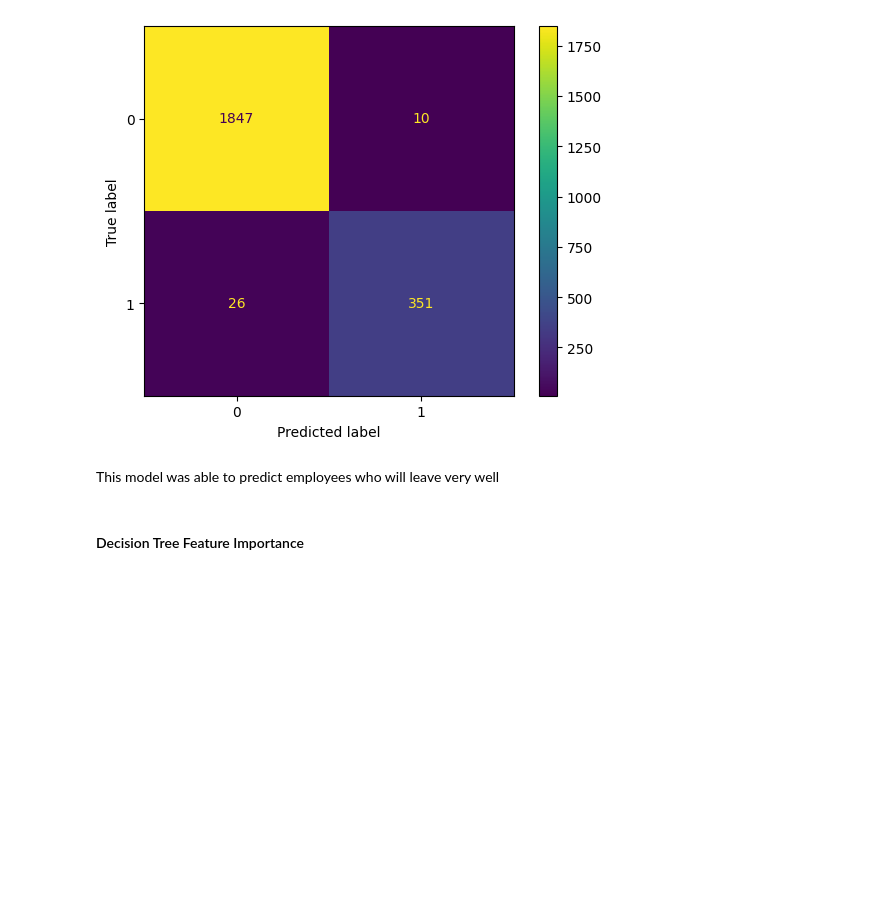
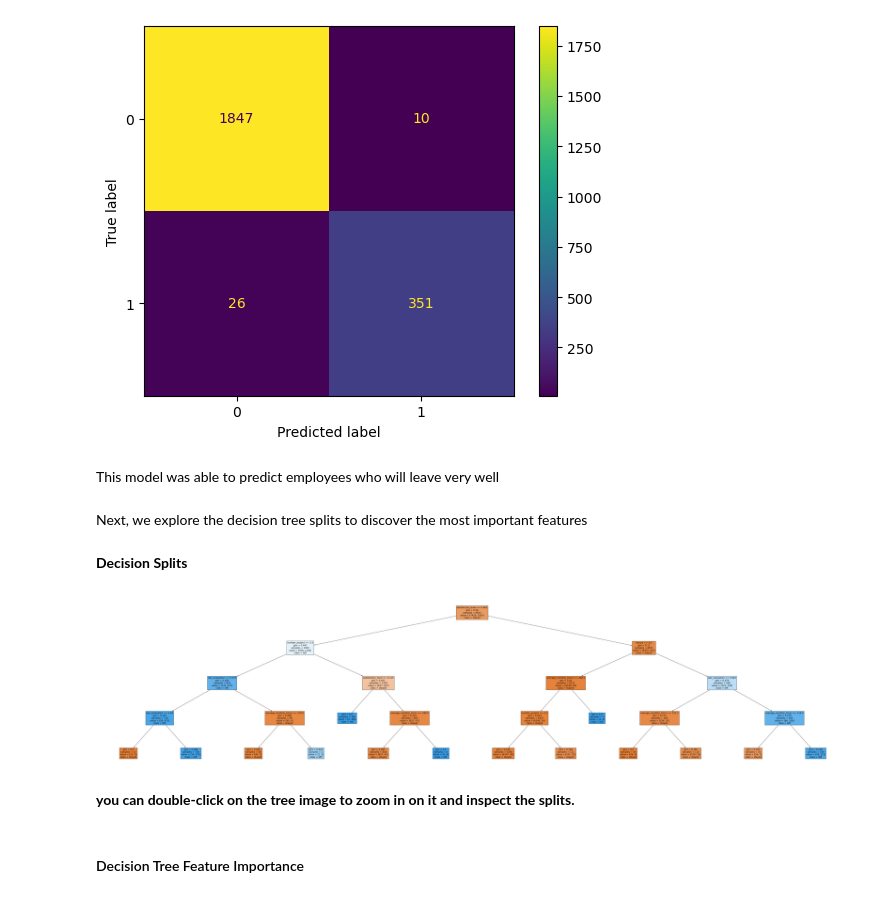
Before and after one commit to Ronke-Susan/Predictive-Modeling-for-Employee-Retention-A-Data-driven-Approach, a Jupyter notebook: Employee Retention Project.ipynb, the cells around one changed output. Cells and saved outputs as stored; diff of their text form; code cells hidden in the pictures; blank space fills up the shorter version.

```diff
--- a/Employee Retention Project.ipynb
+++ b/Employee Retention Project.ipynb
@@ -561,7 +593,7 @@ cv_params = {'max_depth':[4, 6, 8, None],
              }
 
 # Assigning a dictionary of scoring metrics to capture
-scoring = {'accuracy', 'precision', 'recall', 'f1', 'roc_auc'}
+scoring =  {metric: metric for metric in ['accuracy', 'precision', 'recall', 'f1', 'roc_auc']}
 
 # Instantiating GridSearch
 tree1 = GridSearchCV(tree, cv_params, scoring=scoring, cv=4, refit='roc_auc')
@@ -657,6 +691,22 @@ plt.show()
 [figure]
 # %% [markdown]
 This model was able to predict employees who will leave very well
+# %% [markdown]
+Next, we explore the decision tree splits to discover the most important features
+# %% [markdown]
+**Decision Splits**
+# %%
+feature_names_list = X.columns.tolist()
+class_names_list = list({0: 'stayed', 1: 'left'}.values())
+# Plot the tree
+plt.figure(figsize=(85,20))
+plot_tree(tree1.best_estimator_, max_depth=4, fontsize=14, feature_names=feature_names_list,
+          class_names=class_names_list, filled=True);
+plt.show()
+# %% [output]
+[figure, added]
+# %% [markdown]
+**you can double-click on the tree image to zoom in on it and inspect the splits.**
 # %% [markdown]
 #### Decision Tree Feature Importance
 # %%
```
Also changed, not shown: parts of 21 cells of this notebook.
